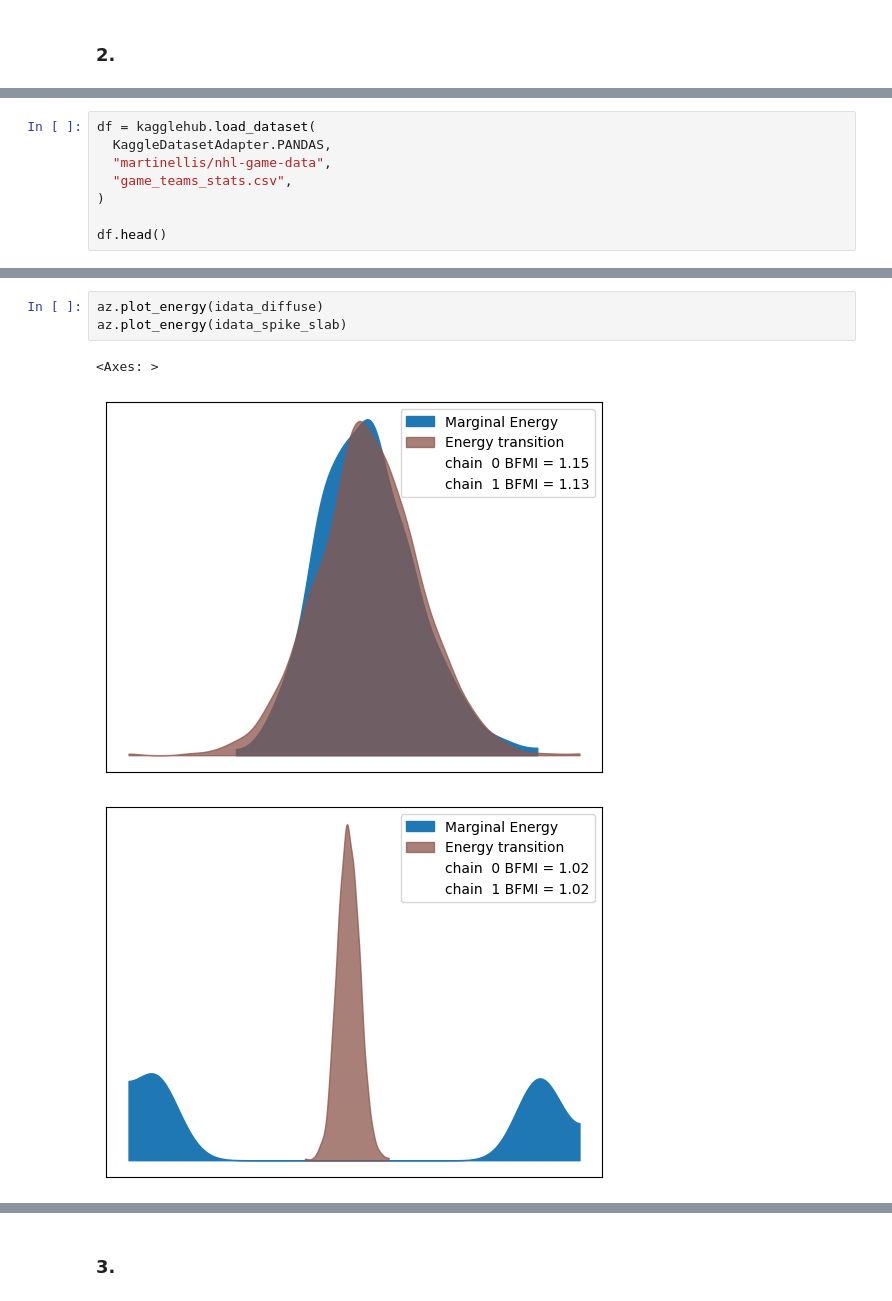
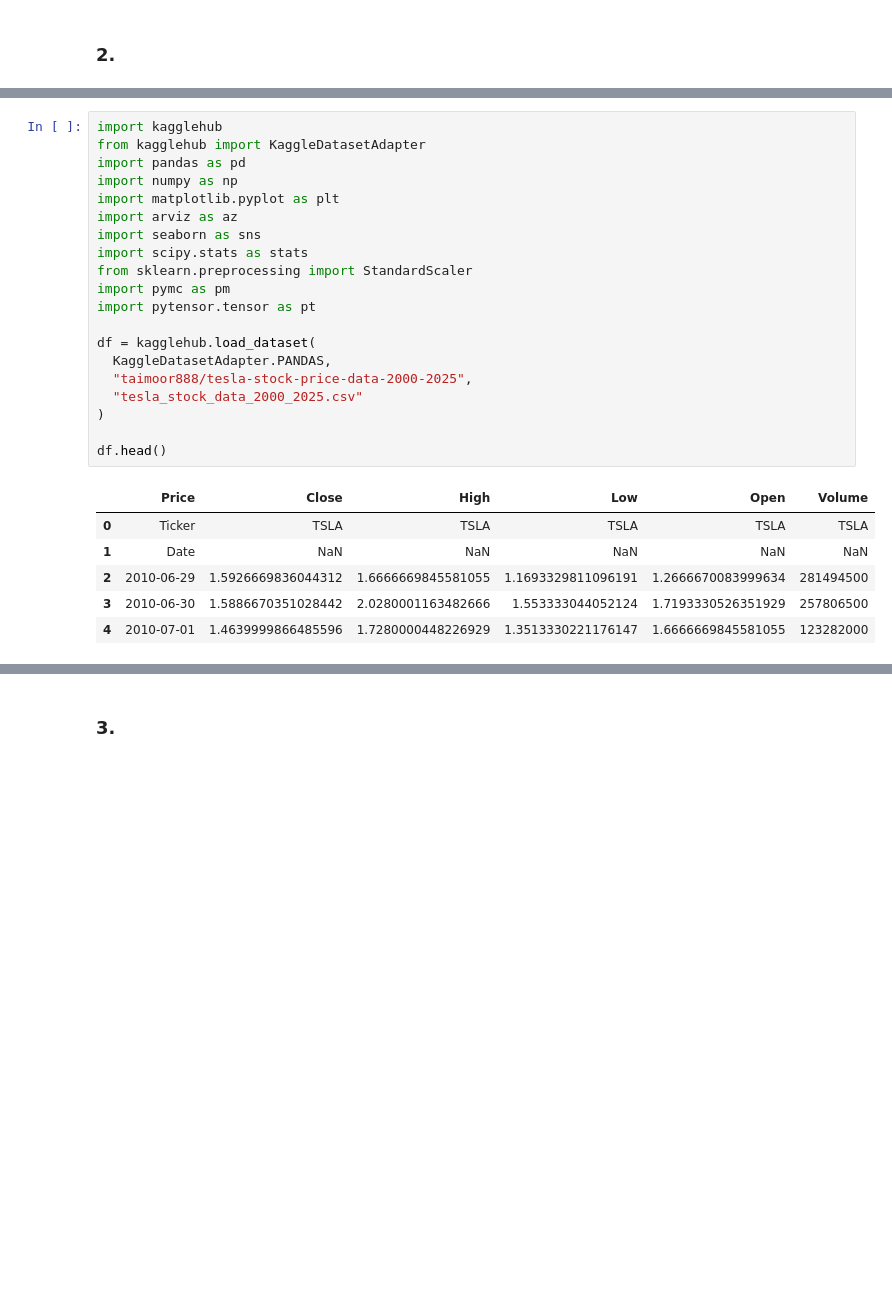
Before and after one commit to imSebin/Bayesian-Statistics-101, a Jupyter notebook: STA365HW9.ipynb, the cells around one changed output, grey strips where cells are left out. Drawn from its saved outputs; the diff is of its cells as text; blank space fills up the shorter version.

```diff
--- a/STA365HW9.ipynb
+++ b/STA365HW9.ipynb
@@ -183,8 +14,0 @@ Perform multivariate regression with spike and slab variable selection priors an
-# %%
-df = kagglehub.load_dataset(
-  KaggleDatasetAdapter.PANDAS,
-  "martinellis/nhl-game-data",
-  "game_teams_stats.csv",
-)
-
-df.head()
@@ -301,7 +15,27 @@ array([[<Axes: title={'center': 'betas'}>,
-# %%
-az.plot_energy(idata_diffuse)
-az.plot_energy(idata_spike_slab)
-# %% [output]
-<Axes: >
-[figure, removed]
-[figure, removed]
+# %%
+import kagglehub
+from kagglehub import KaggleDatasetAdapter
+import pandas as pd
+import numpy as np
+import matplotlib.pyplot as plt
+import arviz as az
+import seaborn as sns
+import scipy.stats as stats
+from sklearn.preprocessing import StandardScaler
+import pymc as pm
+import pytensor.tensor as pt
+
+df = kagglehub.load_dataset(
+  KaggleDatasetAdapter.PANDAS,
+  "taimoor888/tesla-stock-price-data-2000-2025",
+  "tesla_stock_data_2000_2025.csv"
+)
+
+df.head()
+# %% [output]
+|  | Price | Close | High | Low | Open | Volume |
+| 0 | Ticker | TSLA | TSLA | TSLA | TSLA | TSLA |
+| 1 | Date | NaN | NaN | NaN | NaN | NaN |
+| 2 | 2010-06-29 | 1.5926669836044312 | 1.6666669845581055 | 1.1693329811096191 | 1.2666670083999634 | 281494500 |
+| 3 | 2010-06-30 | 1.5886670351028442 | 2.0280001163482666 | 1.553333044052124 | 1.7193330526351929 | 257806500 |
+| 4 | 2010-07-01 | 1.4639999866485596 | 1.7280000448226929 | 1.3513330221176147 | 1.6666669845581055 | 123282000 |
```
Also changed, not shown: parts of 52 cells of this notebook.
